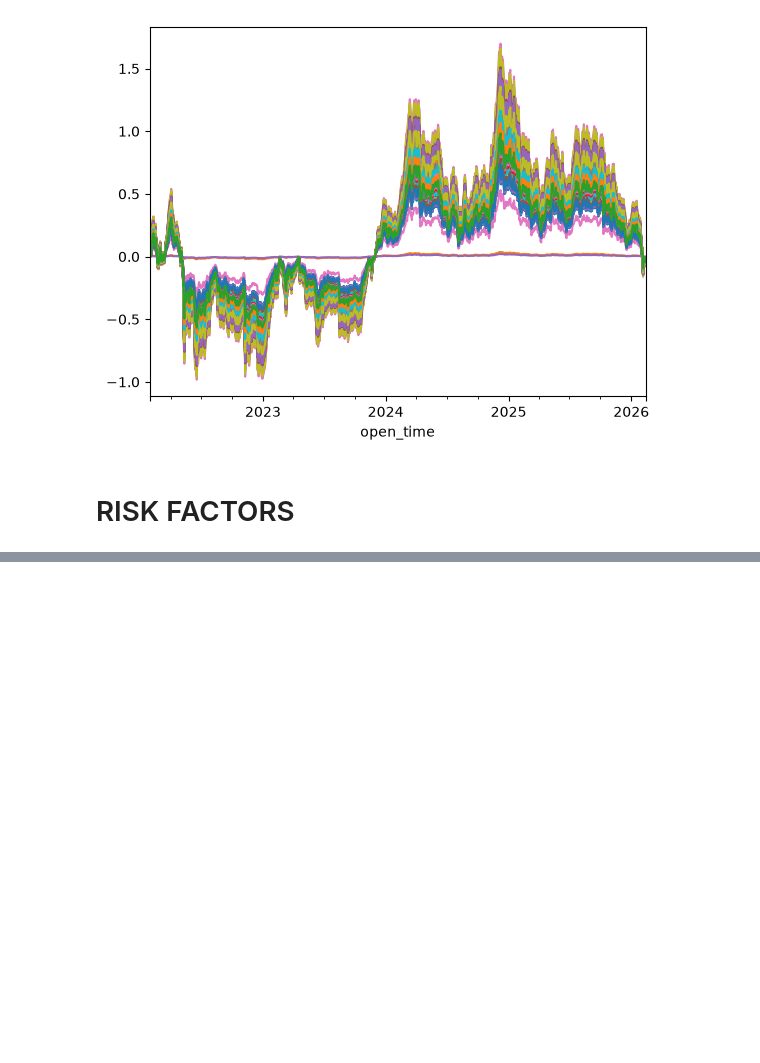
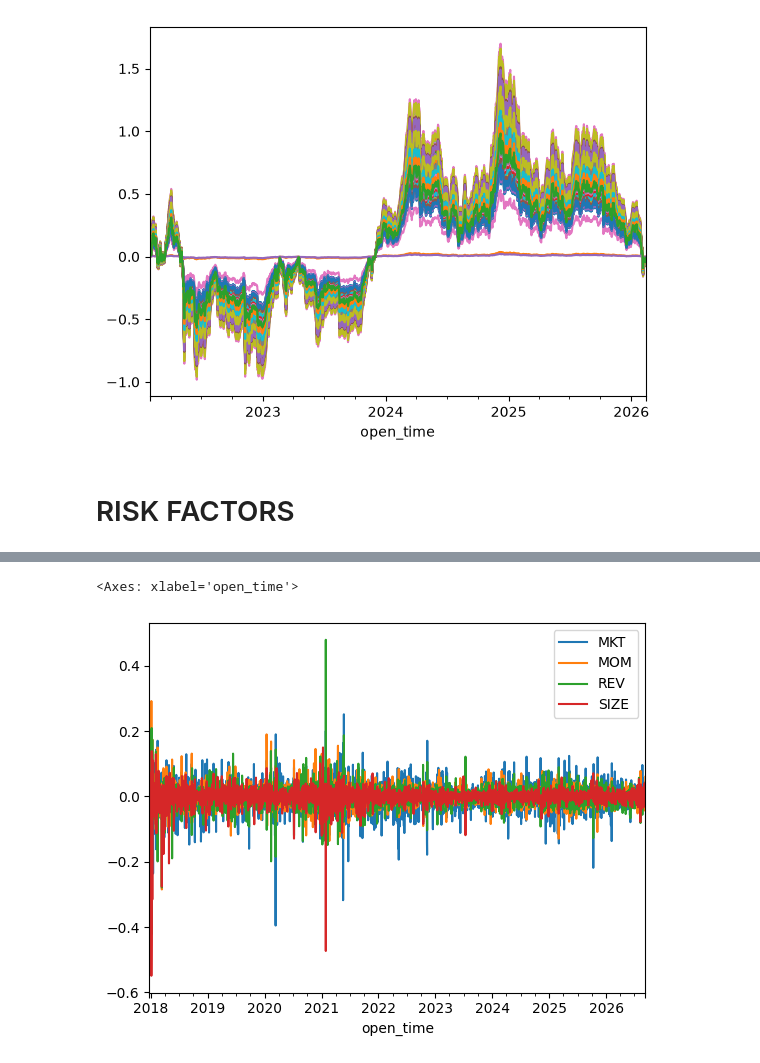
Before and after one commit to Parracho/Project-Finance, a Jupyter notebook: alpha_beta.ipynb, the cells around one changed output, grey strips where cells are left out. Saved outputs shown, nothing was run; the diff lists cells and outputs as text; code cells hidden in the pictures; blank space fills up the shorter version.

```diff
--- a/alpha_beta.ipynb
+++ b/alpha_beta.ipynb
@@ -273,0 +289,2 @@ vol = pd.read_pickle("datasets/crypto_100_1d_2017-01-01_2026-09-09_vol.pk")
+# %%
+ret = ret_treatment(ret)
@@ -273,0 +352,38 @@ vol = pd.read_pickle("datasets/crypto_100_1d_2017-01-01_2026-09-09_vol.pk")
+# %%
+ret = px.pct_change(fill_method=None)          # keep NaNs, no rectangle
+
+# all signals known at close of t-1, aligned to ret
+mom  = (px.shift(2) / px.shift(10) - 1)        # 8-day momentum, skipping the last day
+rev  = ret.shift(1)
+size = np.log(vol.rolling(4).mean()).shift(1)
+mom, rev, size = [s.reindex(index=ret.index, columns=ret.columns) for s in (mom, rev, size)]
+
+q=0.3
+def z(s):                                      # winsorize + standardize each day
+    lo, hi = s.quantile(q, axis=1), s.quantile(1-q, axis=1)
+    s = s.clip(lower=lo, upper=hi, axis=0)
+    return s.sub(s.mean(axis=1), axis=0).div(s.std(axis=1), axis=0)
+
+sig = {"mom": z(mom), "rev": z(rev), "size": z(size)}
+y = ret.clip(lower=ret.quantile(q, axis=1), upper=ret.quantile(1-q, axis=1), axis=0)
+
+rows = {}
+for t in ret.index:
+    d = pd.concat({"y": y.loc[t], **{k: v.loc[t] for k, v in sig.items()}}, axis=1).dropna()
+    if len(d) < 30:                            # skip warm-up / thin days
+        continue
+    X = sm.add_constant(d[["mom", "rev", "size"]])
+    rows[t] = sm.OLS(d["y"], X).fit().params
+
+coefs = pd.DataFrame(rows).T                   # const, mom, rev, size
+# %%
+def long_short(signal, ret, q=0.3):
+    rank = signal.rank(axis=1, pct=True)
+    return ret.where(rank >= 1 - q).mean(axis=1) - ret.where(rank <= q).mean(axis=1)
+
+factors = pd.DataFrame({
+    "MKT":  ret.mean(axis=1),
+    "MOM":  long_short(mom, ret),
+    "REV":  long_short(-rev, ret),
+    "SIZE": long_short(-size, ret),
+}).dropna()
@@ -273,0 +392,5 @@ vol = pd.read_pickle("datasets/crypto_100_1d_2017-01-01_2026-09-09_vol.pk")
+# %%
+factors.plot()
+# %% [output]
+<Axes: xlabel='open_time'>
+[figure, added]
```
Also changed, not shown: parts of 12 cells of this notebook, 5 other files.
